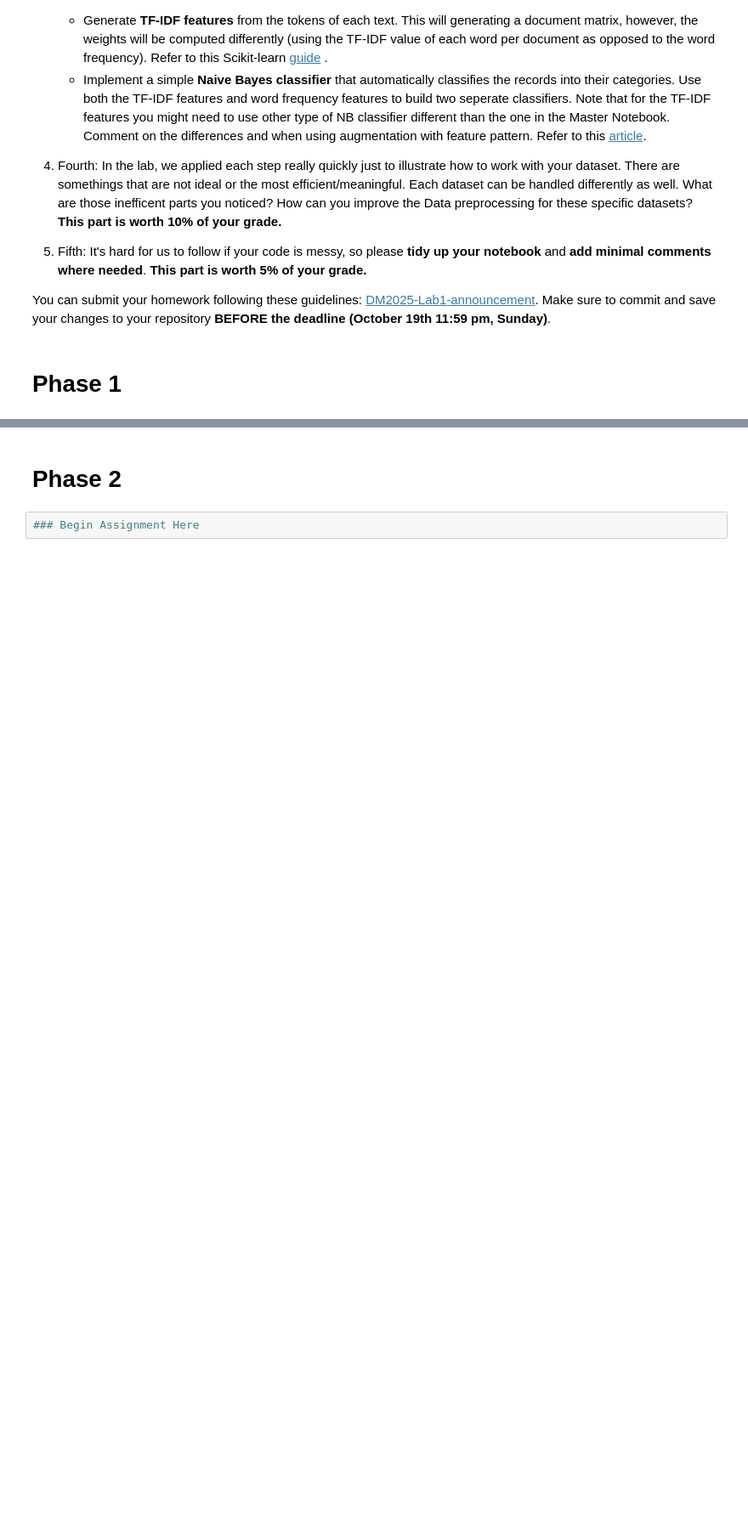
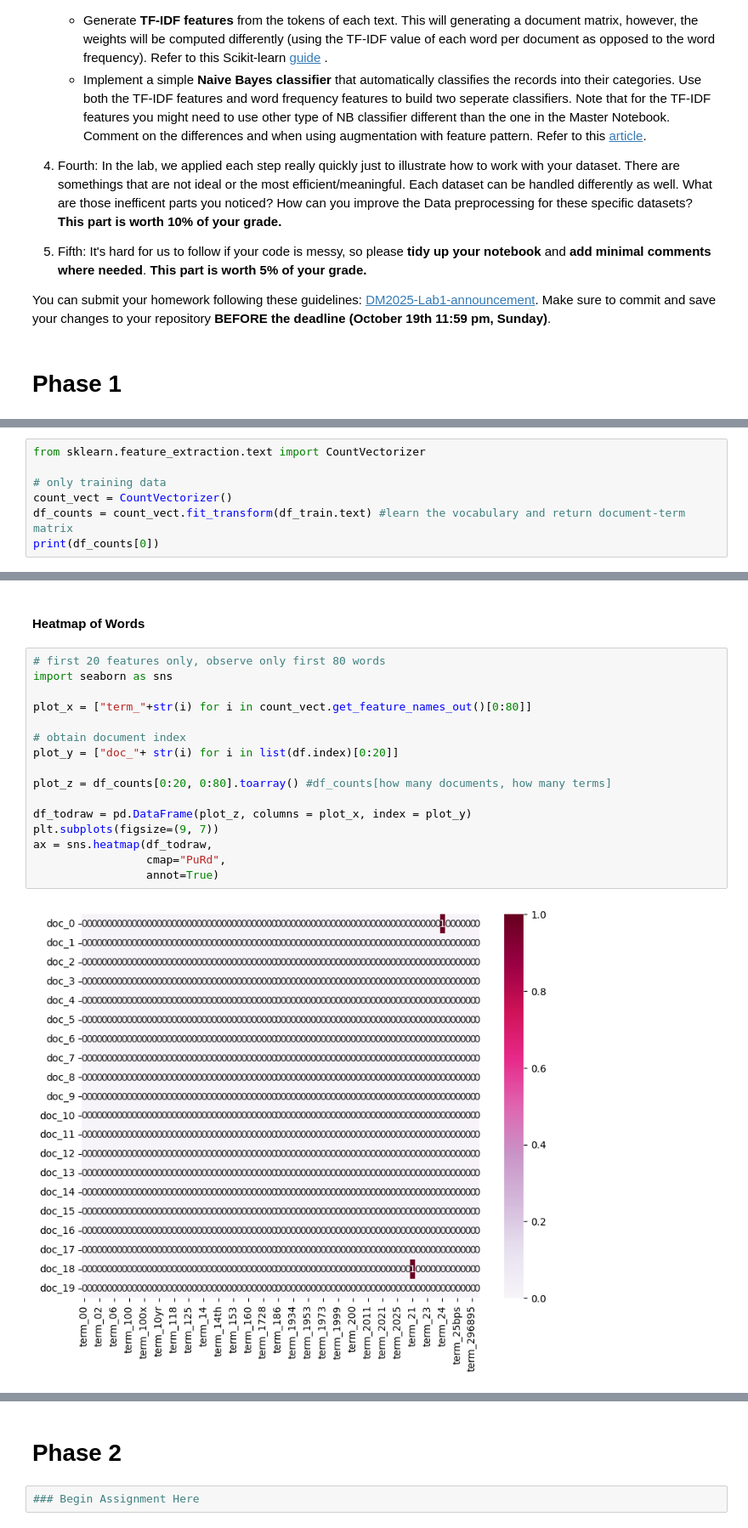
Before and after one commit to shinshin512/DM2025-Lab1-Exercise, a Jupyter notebook: DM2025-Lab1-Homework.ipynb, the cells around one changed output, grey strips where cells are left out. Shown: that part at 85% size. Drawn from its saved outputs; the diff is of its cells as text; blank space fills up the shorter version.

```diff
--- a/DM2025-Lab1-Homework.ipynb
+++ b/DM2025-Lab1-Homework.ipynb
@@ -62,0 +170,7 @@ You can submit your homework following these guidelines: [DM2025-Lab1-announceme
+# %%
+from sklearn.feature_extraction.text import CountVectorizer
+
+# only training data
+count_vect = CountVectorizer()
+df_counts = count_vect.fit_transform(df_train.text) #learn the vocabulary and return document-term matrix
+print(df_counts[0])
@@ -62,0 +223,20 @@ You can submit your homework following these guidelines: [DM2025-Lab1-announceme
+# %% [markdown]
+#### Heatmap of Words
+# %%
+# first 20 features only, observe only first 80 words
+import seaborn as sns
+
+plot_x = ["term_"+str(i) for i in count_vect.get_feature_names_out()[0:80]]
+
+# obtain document index
+plot_y = ["doc_"+ str(i) for i in list(df.index)[0:20]]
+
+plot_z = df_counts[0:20, 0:80].toarray() #df_counts[how many documents, how many terms]
+
+df_todraw = pd.DataFrame(plot_z, columns = plot_x, index = plot_y)
+plt.subplots(figsize=(9, 7))
+ax = sns.heatmap(df_todraw,
+                 cmap="PuRd",
+                 annot=True)
+# %% [output]
+[figure, added]
```
Also changed, not shown: parts of 33 cells of this notebook, 1 other file.
